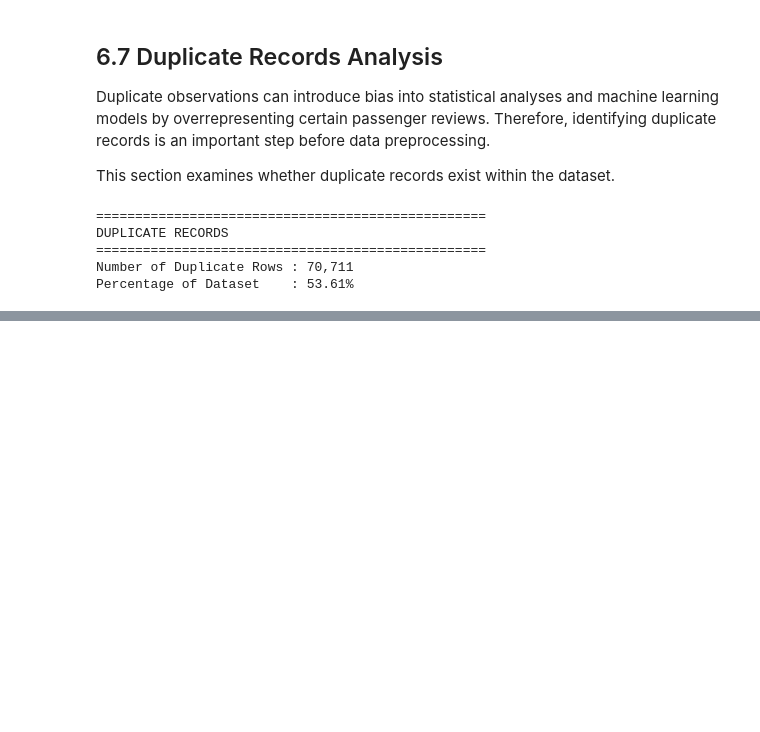
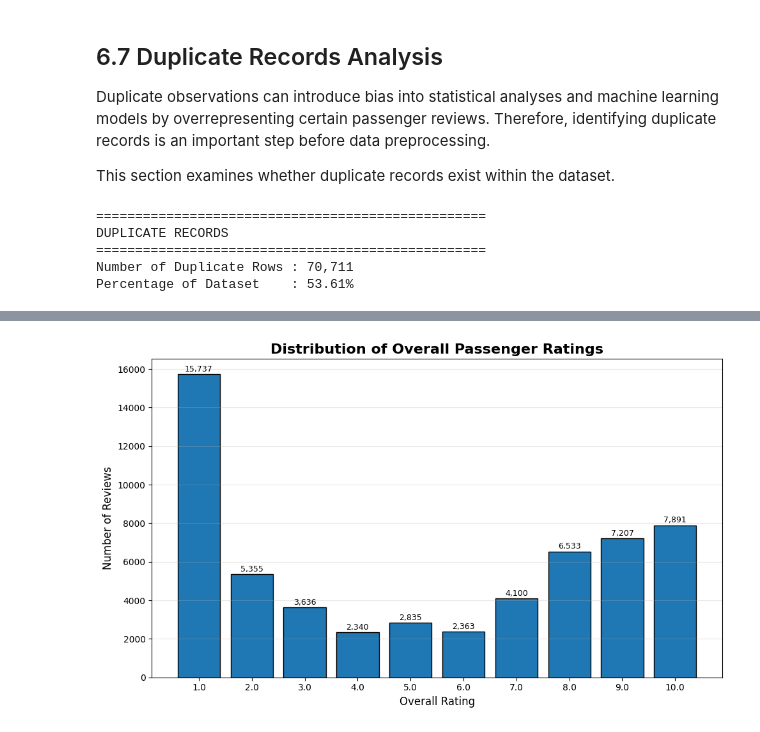
Before and after one commit to saurabh-parate/project-skytrax-airline, a Jupyter notebook: group5-skytrax-airline-reviews.ipynb, the cells around one changed output, grey strips where cells are left out. Saved outputs shown, nothing was run; the diff lists cells and outputs as text; code cells hidden in the pictures; blank space fills up the shorter version.

```diff
--- a/group5-skytrax-airline-reviews.ipynb
+++ b/group5-skytrax-airline-reviews.ipynb
@@ -299,0 +674,6 @@ Percentage of Dataset    : 53.61%
+# %%
+clean_df["tokens"] = clean_df["tokens"].apply(
+    lambda words: [lemmatizer.lemmatize(word) for word in words]
+)
+
+clean_df["tokens"].head()
@@ -299,0 +694,11 @@ Percentage of Dataset    : 53.61%
+# %%
+clean_df["processed_review"] = clean_df["tokens"].apply(
+    lambda words: " ".join(words)
+)
+
+clean_df[
+    [
+        "customer_review",
+        "processed_review"
+    ]
+].head()
@@ -299,0 +762,31 @@ Percentage of Dataset    : 53.61%
+# %%
+plt.figure(figsize=(10,6))
+
+rating_counts = clean_df["overall"].value_counts().sort_index()
+
+bars = plt.bar(
+    rating_counts.index.astype(str),
+    rating_counts.values,
+    edgecolor="black"
+)
+
+plt.title("Distribution of Overall Passenger Ratings", fontsize=16, fontweight="bold")
+plt.xlabel("Overall Rating", fontsize=12)
+plt.ylabel("Number of Reviews", fontsize=12)
+
+plt.grid(axis="y", alpha=0.3)
+
+# Add value labels
+for bar in bars:
+    plt.text(
+        bar.get_x() + bar.get_width()/2,
+        bar.get_height() + 150,
+        f"{int(bar.get_height()):,}",
+        ha="center",
+        fontsize=9
+    )
+
+plt.tight_layout()
+plt.show()
+# %% [output]
+[figure, added]
```
Also changed, not shown: parts of 47 cells of this notebook.
